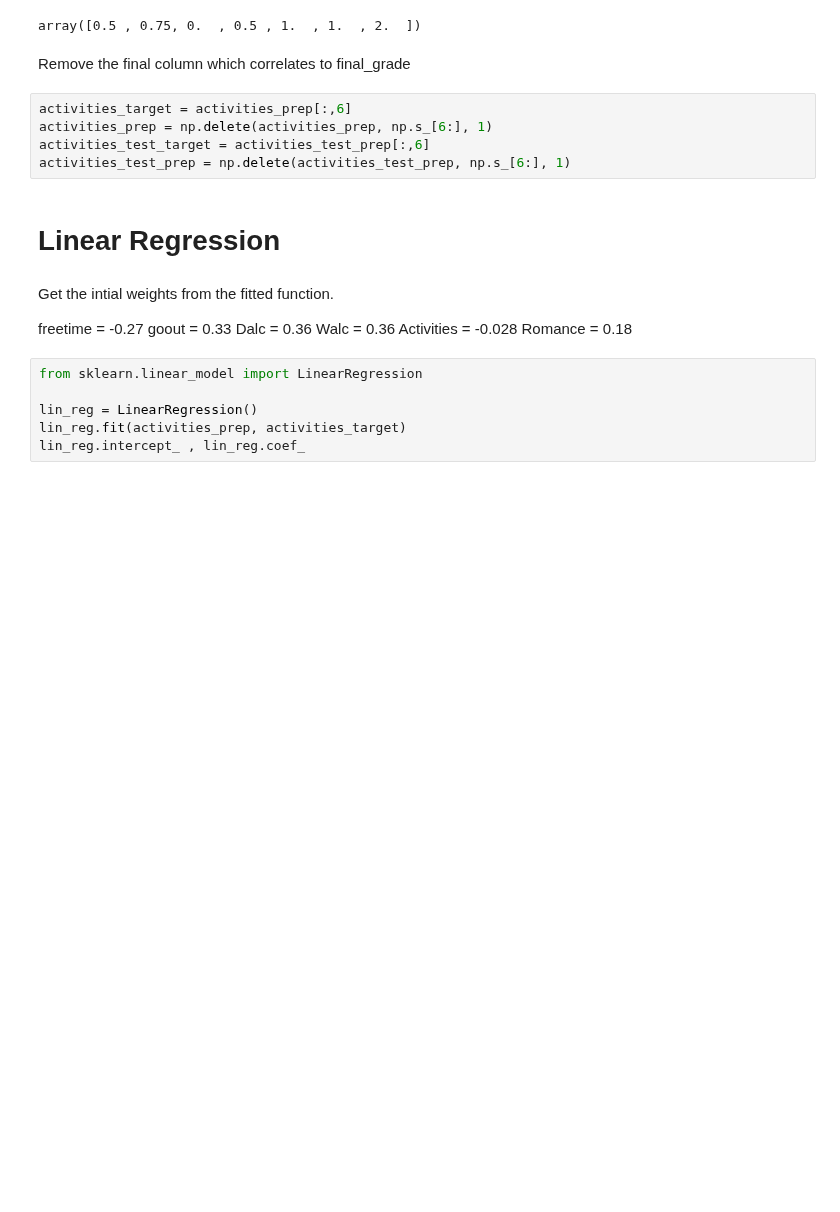
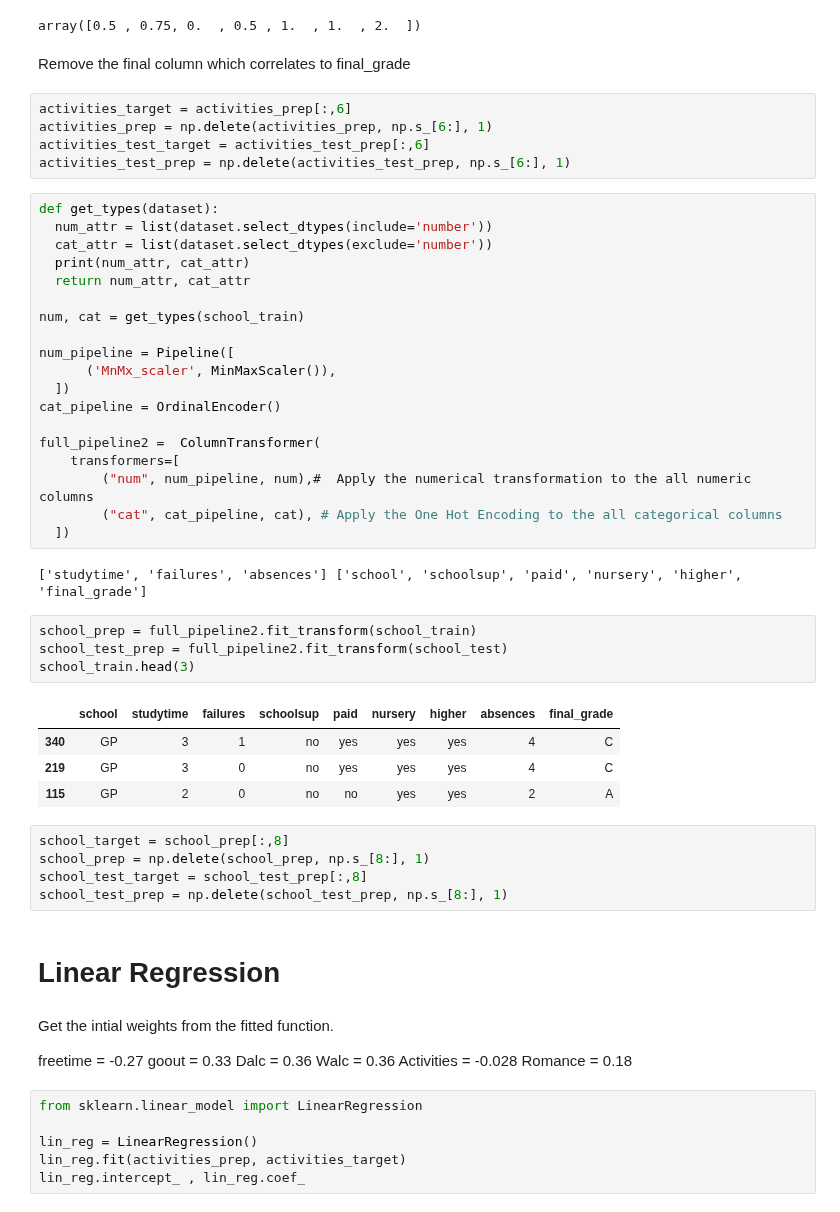
Before and after one commit to romanfen/F21DL-G6, a Jupyter notebook: Lab9_Linear_Logistic.ipynb, the cells around one changed output. Drawn from its saved outputs; the diff is of its cells as text; blank space fills up the shorter version.

```diff
--- a/Lab9_Linear_Logistic.ipynb
+++ b/Lab9_Linear_Logistic.ipynb
@@ -192,6 +210,41 @@ activities_target = activities_prep[:,6]
 activities_prep = np.delete(activities_prep, np.s_[6:], 1)
 activities_test_target = activities_test_prep[:,6]
 activities_test_prep = np.delete(activities_test_prep, np.s_[6:], 1)
+# %%
+def get_types(dataset):
+  num_attr = list(dataset.select_dtypes(include='number'))
+  cat_attr = list(dataset.select_dtypes(exclude='number'))
+  print(num_attr, cat_attr)
+  return num_attr, cat_attr
+
+num, cat = get_types(school_train)
+
+num_pipeline = Pipeline([
+      ('MnMx_scaler', MinMaxScaler()),
+  ])
+cat_pipeline = OrdinalEncoder()
+
+full_pipeline2 =  ColumnTransformer(
+    transformers=[
+        ("num", num_pipeline, num),#  Apply the numerical transformation to the all numeric columns
+        ("cat", cat_pipeline, cat), # Apply the One Hot Encoding to the all categorical columns
+  ])
+# %% [output]
+['studytime', 'failures', 'absences'] ['school', 'schoolsup', 'paid', 'nursery', 'higher', 'final_grade']
+# %%
+school_prep = full_pipeline2.fit_transform(school_train)
+school_test_prep = full_pipeline2.fit_transform(school_test)
+school_train.head(3)
+# %% [output]
+|  | school | studytime | failures | schoolsup | paid | nursery | higher | absences | final_grade |
+| 340 | GP | 3 | 1 | no | yes | yes | yes | 4 | C |
+| 219 | GP | 3 | 0 | no | yes | yes | yes | 4 | C |
+| 115 | GP | 2 | 0 | no | no | yes | yes | 2 | A |
+# %%
+school_target = school_prep[:,8]
+school_prep = np.delete(school_prep, np.s_[8:], 1)
+school_test_target = school_test_prep[:,8]
+school_test_prep = np.delete(school_test_prep, np.s_[8:], 1)
 # %% [markdown]
 # Linear Regression
 # %% [markdown]
```
Also changed, not shown: parts of 11 cells of this notebook.
